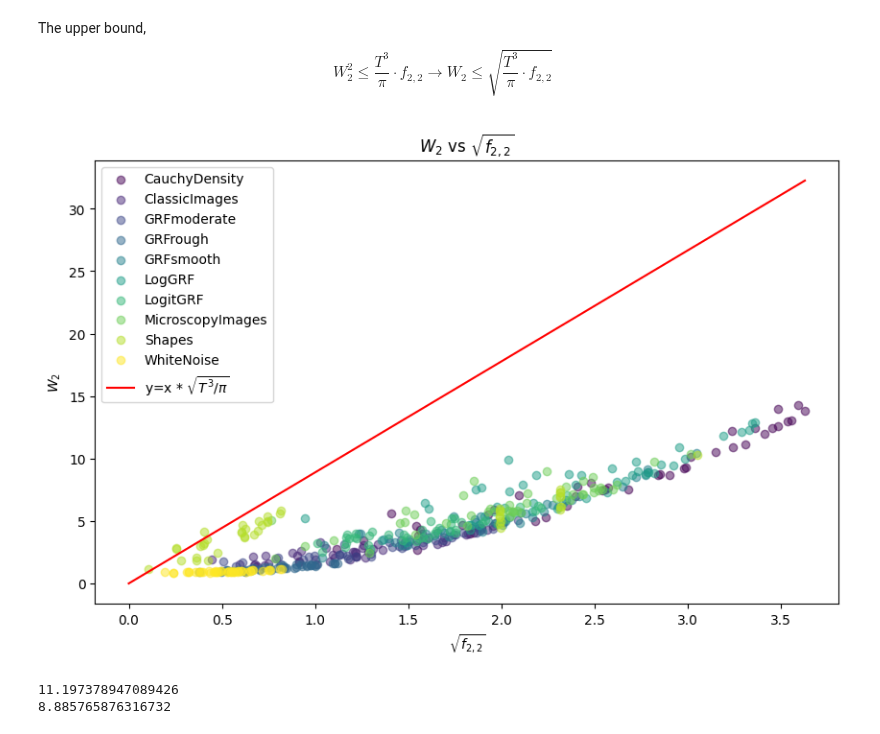
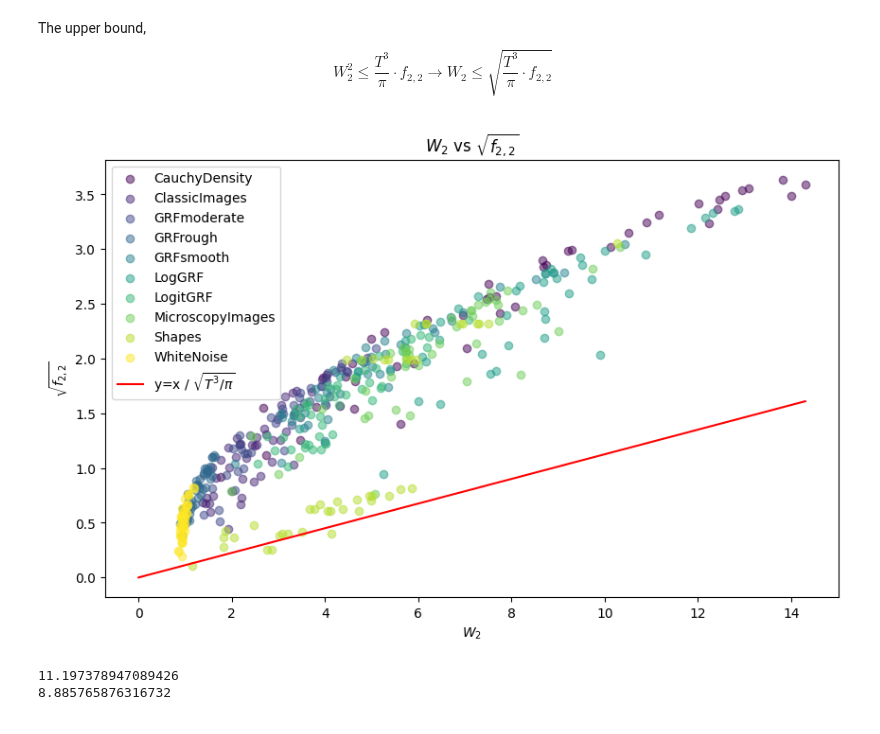
Before and after one commit to warik21/Thesis, a Jupyter notebook: notebooks/Exploring_DFT.ipynb, the cells around one changed output. Saved outputs shown, nothing was run; the diff lists cells and outputs as text; code cells hidden in the pictures.

```diff
--- a/notebooks/Exploring_DFT.ipynb
+++ b/notebooks/Exploring_DFT.ipynb
@@ -54,6 +121,7 @@ pfm_values_normal = []
 pfm_values_shifted = []
 w_values = []
 T = 2 * np.pi
+cost_matrix_l2 = calculate_costs((resolution, resolution), distance_metric = 'L2')
 
 for category in category_names:
     category_dir = os.path.join(full_path, category)
@@ -101,12 +169,13 @@ colors = plt.cm.viridis(np.linspace(0, 1, 10))  # 10 distinct colors
 for i in range(10):  # 10 groups of 45 samples each
     start = i * 45
     end = (i + 1) * 45
-    plt.scatter(pfm_values_normal[start:end], w_values[start:end], color=colors[i], alpha=0.5, label=f'{category_names[i]}')
-x = np.linspace(0, np.max(pfm_values_normal), 100)
-plt.plot(x, x / (2 * np.sqrt(2)), color='red', label='y=x/(2* $\sqrt{2}$ )')
+    plt.scatter(w_values[start:end], pfm_values_normal[start:end], color=colors[i], alpha=0.5, label=f'{category_names[i]}')
+x = np.linspace(0, np.max(w_values), 100)
+plt.plot(x[:40], x[:40] * (2 * np.sqrt(2)), color='red', label='y=x*(2* $\sqrt{2}$ )')
+plt.plot(x, x, color='green', label='y=x')
 plt.title('$W_2$ vs $f_{2,2}$')
-plt.xlabel('$f_{2,2}$')
-plt.ylabel('$W_2$')
+plt.ylabel('$f_{2,2}$')
+plt.xlabel('$W_2$')
 plt.legend()
 plt.show()
 # %% [output]
@@ -123,19 +194,19 @@ pfm_sqrt_multipilied = pfm_sqrt * np.sqrt(T ** 3 / np.pi)
 # %%
 plt.figure(figsize=(10, 6))
 colors = plt.cm.viridis(np.linspace(0, 1, 10))  # 10 distinct colors
 for i in range(10):  # 10 groups of 45 samples each
     start = i * 45
     end = (i + 1) * 45
-    plt.scatter(pfm_sqrt[start:end], w_values[start:end], color=colors[i], alpha=0.5, label=f'{category_names[i]}')
-x = np.linspace(0, np.max(pfm_sqrt), 100)
-plt.plot(x, x * np.sqrt(T ** 3 / np.pi), color='red', label='y=x * $\sqrt{T^3 / \pi}$')
+    plt.scatter(w_values[start:end], pfm_sqrt[start:end], color=colors[i], alpha=0.5, label=f'{category_names[i]}')
+x = np.linspace(0, np.max(w_values), 100)
+plt.plot(x, x / np.sqrt(T ** 3 / np.pi), color='red', label='y=x / $\sqrt{T^3 / \pi}$')
 plt.title('$W_2$ vs $\sqrt{f_{2,2}}$')
-plt.xlabel('$\sqrt{f_{2,2}}$')
-plt.ylabel('$W_2$')
+plt.ylabel('$\sqrt{f_{2,2}}$')
+plt.xlabel('$W_2$')
 plt.legend()
 plt.show()
 # %% [output]
-[figure, old version]
+[figure, new version]
 # %%
 ratios = np.array(w_values) / np.array(pfm_sqrt)
 # %%
```
Also changed, not shown: parts of 10 cells of this notebook, 8 other files.
